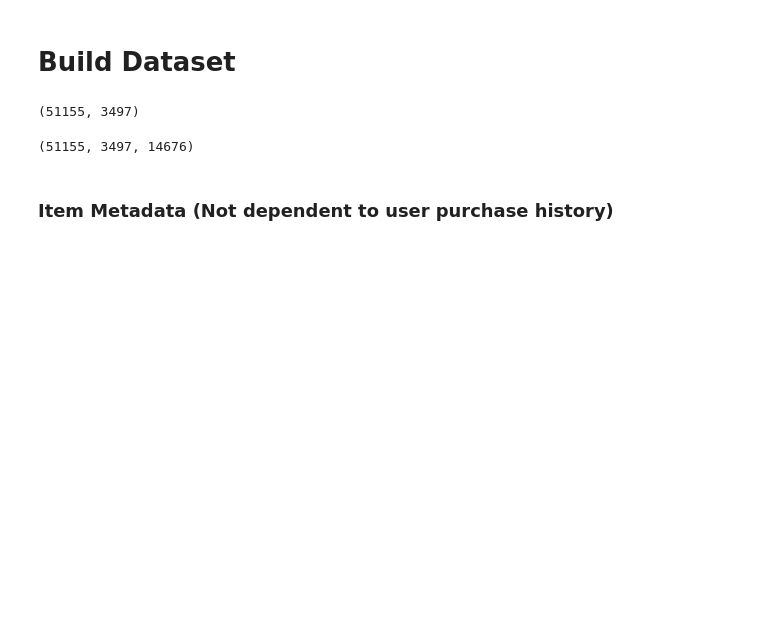
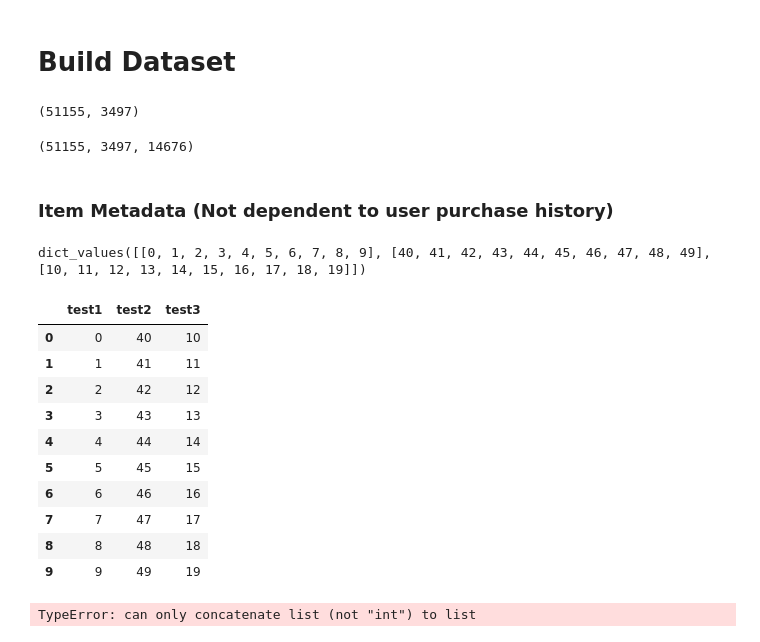
Before and after one commit to MinSeok-Pons-Kim/Tada, a Jupyter notebook: data/Amazon-tada.ipynb, the cells around one changed output. Saved outputs shown, nothing was run; the diff lists cells and outputs as text; code cells hidden in the pictures; blank space fills up the shorter version.

```diff
--- a/data/Amazon-tada.ipynb
+++ b/data/Amazon-tada.ipynb
@@ -374,0 +381,4 @@ item_meta_df.to_csv(os.path.join(RAW_PATH, SUB_PATH, 'item_meta.csv'), sep='\t',
+# %%
+a.values()
+# %% [output]
+dict_values([[0, 1, 2, 3, 4, 5, 6, 7, 8, 9], [40, 41, 42, 43, 44, 45, 46, 47, 48, 49], [10, 11, 12, 13, 14, 15, 16, 17, 18, 19]])
@@ -374,0 +389,23 @@ item_meta_df.to_csv(os.path.join(RAW_PATH, SUB_PATH, 'item_meta.csv'), sep='\t',
+# %%
+bb = pd.read_csv("./hi.csv")
+# %%
+bb
+# %% [output]
+|  | test1 | test2 | test3 |
+| 0 | 0 | 40 | 10 |
+| 1 | 1 | 41 | 11 |
+| 2 | 2 | 42 | 12 |
+| 3 | 3 | 43 | 13 |
+| 4 | 4 | 44 | 14 |
+| 5 | 5 | 45 | 15 |
+| 6 | 6 | 46 | 16 |
+| 7 | 7 | 47 | 17 |
+| 8 | 8 | 48 | 18 |
+| 9 | 9 | 49 | 19 |
+# %%
+import pandas as pd
+
+df = pd.DataFrame([[k] + v[0] for k, v in a.items()],
+                   columns=['id', 'score', 'category'])
+# %% [output]
+TypeError: can only concatenate list (not "int") to list
```
Also changed, not shown: parts of 4 cells of this notebook, 13 other files.
